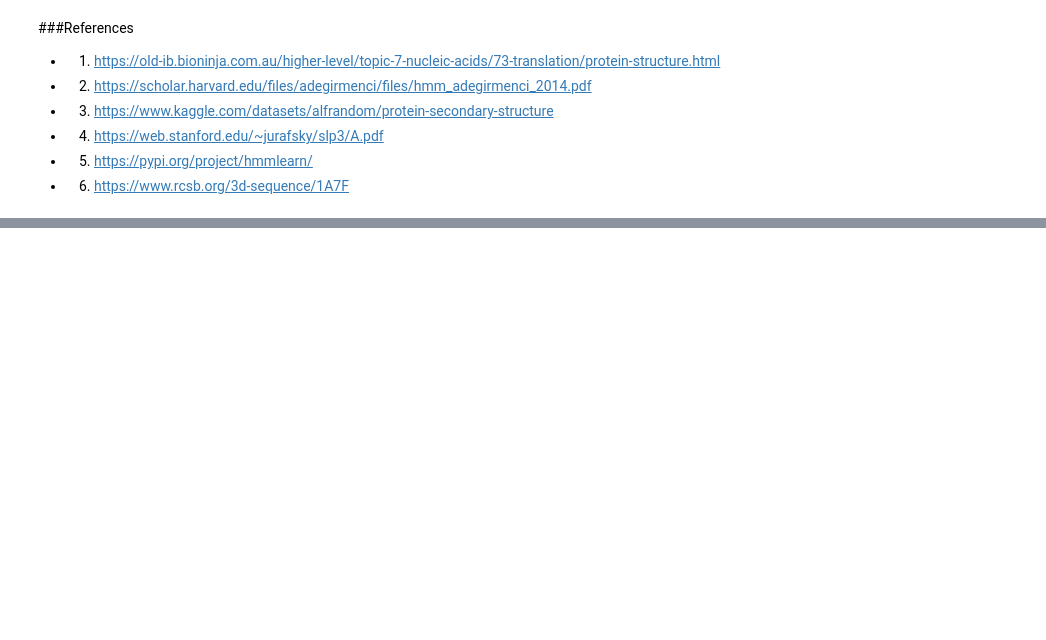
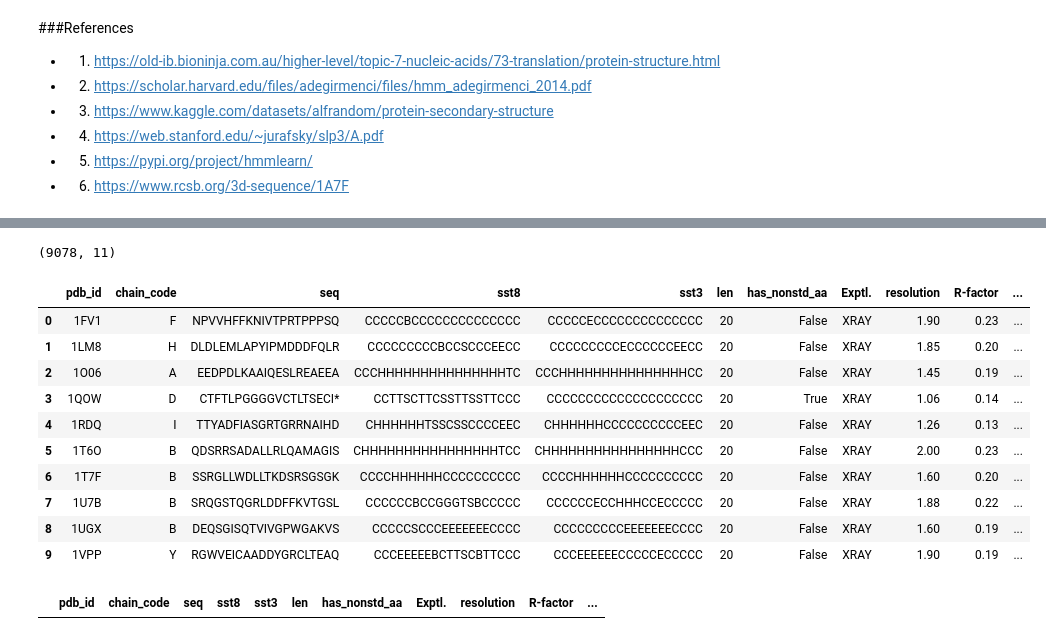
Before and after one commit to samaneh-m/TU-simulation-base-inference, a Jupyter notebook: SBI_Group_19.ipynb, the cells around one changed output, grey strips where cells are left out. Drawn from its saved outputs; the diff is of its cells as text; code cells hidden in the pictures; blank space fills up the shorter version.

```diff
--- a/SBI_Group_19.ipynb
+++ b/SBI_Group_19.ipynb
@@ -95,0 +51,25 @@ print("Initial State Probability:", model.startprob_)
+# %%
+# Lectura de la base de datos
+filename = '2018-06-06-pdb-intersect-pisces.csv'
+data = pd.read_csv(filename, sep = ',')
+
+# Revisión de los datos
+print(data.shape)
+data.head(10)
+# %% [output]
+(9078, 11)
+|  | pdb_id | chain_code | seq | sst8 | sst3 | len | has_nonstd_aa | Exptl. | resolution | R-factor | ... |
+| 0 | 1FV1 | F | NPVVHFFKNIVTPRTPPPSQ | CCCCCBCCCCCCCCCCCCCC | CCCCCECCCCCCCCCCCCCC | 20 | False | XRAY | 1.90 | 0.23 | ... |
+| 1 | 1LM8 | H | DLDLEMLAPYIPMDDDFQLR | CCCCCCCCCBCCSCCCEECC | CCCCCCCCCECCCCCCEECC | 20 | False | XRAY | 1.85 | 0.20 | ... |
+| 2 | 1O06 | A | EEDPDLKAAIQESLREAEEA | CCCHHHHHHHHHHHHHHHTC | CCCHHHHHHHHHHHHHHHCC | 20 | False | XRAY | 1.45 | 0.19 | ... |
+| 3 | 1QOW | D | CTFTLPGGGGVCTLTSECI* | CCTTSCTTCSSTTSSTTCCC | CCCCCCCCCCCCCCCCCCCC | 20 | True | XRAY | 1.06 | 0.14 | ... |
+| 4 | 1RDQ | I | TTYADFIASGRTGRRNAIHD | CHHHHHHTSSCSSCCCCEEC | CHHHHHHCCCCCCCCCCEEC | 20 | False | XRAY | 1.26 | 0.13 | ... |
+| 5 | 1T6O | B | QDSRRSADALLRLQAMAGIS | CHHHHHHHHHHHHHHHHTCC | CHHHHHHHHHHHHHHHHCCC | 20 | False | XRAY | 2.00 | 0.23 | ... |
+| 6 | 1T7F | B | SSRGLLWDLLTKDSRSGSGK | CCCCHHHHHHCCCCCCCCCC | CCCCHHHHHHCCCCCCCCCC | 20 | False | XRAY | 1.60 | 0.20 | ... |
+| 7 | 1U7B | B | SRQGSTQGRLDDFFKVTGSL | CCCCCCBCCGGGTSBCCCCC | CCCCCCECCHHHCCECCCCC | 20 | False | XRAY | 1.88 | 0.22 | ... |
+| 8 | 1UGX | B | DEQSGISQTVIVGPWGAKVS | CCCCCSCCCEEEEEEECCCC | CCCCCCCCCEEEEEEECCCC | 20 | False | XRAY | 1.60 | 0.19 | ... |
+| 9 | 1VPP | Y | RGWVEICAADDYGRCLTEAQ | CCCEEEEEBCTTSCBTTCCC | CCCEEEEEECCCCCECCCCC | 20 | False | XRAY | 1.90 | 0.19 | ... |
+# %%
+data.loc[data['pdb_id'] == '1B3L']
+# %% [output]
+|  | pdb_id | chain_code | seq | sst8 | sst3 | len | has_nonstd_aa | Exptl. | resolution | R-factor | ... |
```
Also changed, not shown: parts of 4 cells of this notebook.
